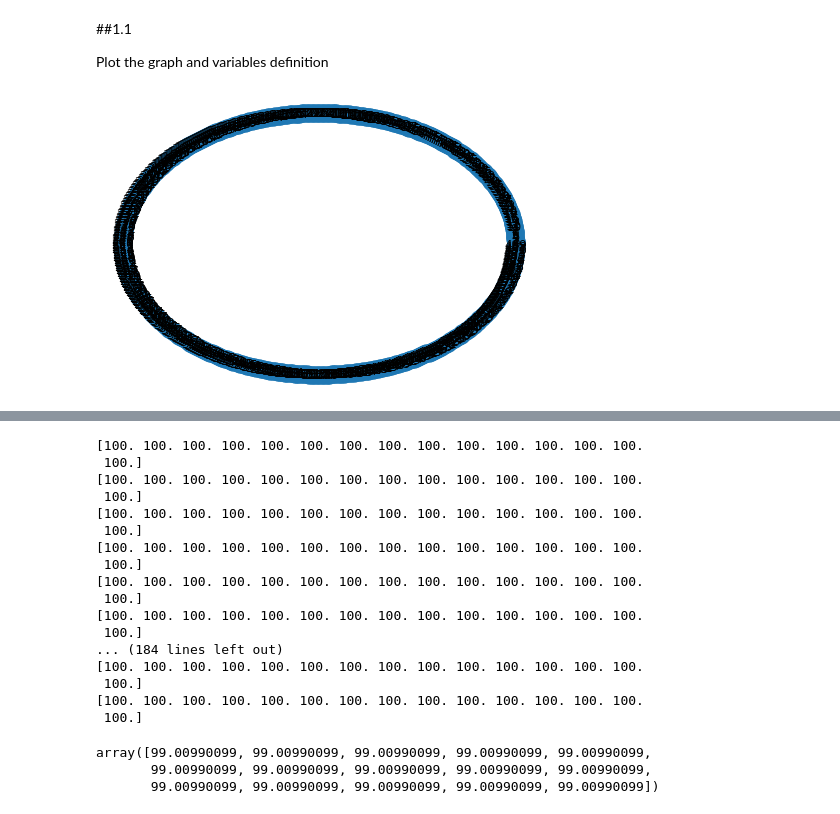
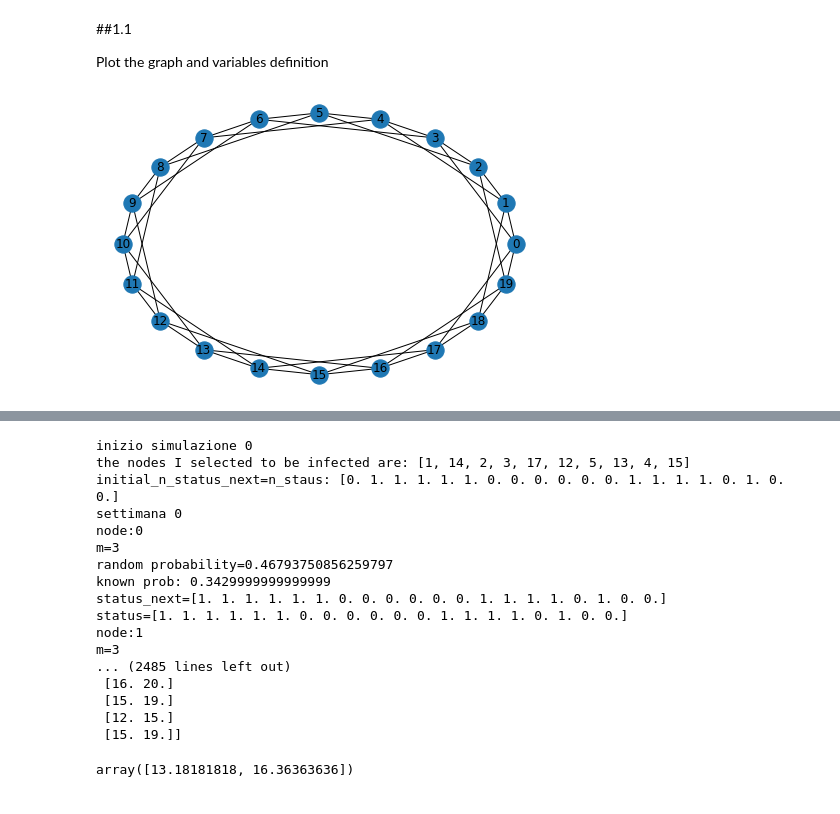
Before and after one commit to ele9996/NetworkDynamicsAndLearningLabs, a Jupyter notebook: HMW3.ipynb, the cells around one changed output, grey strips where cells are left out. Saved outputs shown, nothing was run; the diff lists cells and outputs as text; code cells hidden in the pictures.

```diff
--- a/HMW3.ipynb
+++ b/HMW3.ipynb
@@ -14,21 +14,21 @@ import random
 Plot the graph and variables definition
 # %%
 
-nodes=500
+nodes=20 #500
 k=4
 
 
 G = nx.Graph()
 nx.add_cycle(G, range(nodes))
 for n in range(nodes):
     other = n+3
     if other>=nodes:
         other-=nodes
     G.add_edge(other,n)
 
 nx.draw_circular(G, with_labels=True)
 # %% [output]
-[figure, old version]
+[figure, new version]
 # %% [markdown]
  ![Dataset Description](https://raw.githubusercontent.com/ele9996/NetworkDynamicsAndLearningLabs/main/SIR.JPG)
 # %%
@@ -72,7 +90,7 @@ def MySim(weeks, nodes,n_status,n_infected):
 #main loop
 
 for n in range(N):
-
+  print("inizio simulazione {}".format(n))
   #n status contains the status of each node
   #status are defined as {0:'S', 1:'I', 2:'R'}
   n_status=np.zeros(nodes)
@@ -83,38 +101,37 @@ for n in range(N):
 
   #I randomly search for 10 nodes which will start as infected
   random_index=random.sample(range(0,nodes-1),10)
+  print("the nodes I selected to be infected are: {}".format(random_index))
 
   for index in random_index:
     n_status[index]=1
 
-
   #I run the simulation
   n_infected=MySim(weeks,nodes,n_status,n_infected)
-  print(n_infected)
+  #print(n_infected)
   tot_inf=np.concatenate((tot_inf, [n_infected]), axis = 0)
 
+print("totale infettati per ogni settimana per simulazione:{}".format(tot_inf))
 
 avg_inf=np.average(tot_inf,axis=0)
 
 avg_inf
 # %% [output]
-[100. 100. 100. 100. 100. 100. 100. 100. 100. 100. 100. 100. 100. 100.
- 100.]
-[100. 100. 100. 100. 100. 100. 100. 100. 100. 100. 100. 100. 100. 100.
- 100.]
-[100. 100. 100. 100. 100. 100. 100. 100. 100. 100. 100. 100. 100. 100.
- 100.]
-[100. 100. 100. 100. 100. 100. 100. 100. 100. 100. 100. 100. 100. 100.
- 100.]
-[100. 100. 100. 100. 100. 100. 100. 100. 100. 100. 100. 100. 100. 100.
- 100.]
-[100. 100. 100. 100. 100. 100. 100. 100. 100. 100. 100. 100. 100. 100.
- 100.]
-... (184 lines left out)
-[100. 100. 100. 100. 100. 100. 100. 100. 100. 100. 100. 100. 100. 100.
- 100.]
-[100. 100. 100. 100. 100. 100. 100. 100. 100. 100. 100. 100. 100. 100.
- 100.]
+inizio simulazione 0
+the nodes I selected to be infected are: [1, 14, 2, 3, 17, 12, 5, 13, 4, 15]
+initial_n_status_next=n_staus: [0. 1. 1. 1. 1. 1. 0. 0. 0. 0. 0. 0. 1. 1. 1. 1. 0. 1. 0. 0.]
+settimana 0
+node:0
+m=3
+random probability=0.46793750856259797
+known prob: 0.3429999999999999
+status_next=[1. 1. 1. 1. 1. 1. 0. 0. 0. 0. 0. 0. 1. 1. 1. 1. 0. 1. 0. 0.]
+status=[1. 1. 1. 1. 1. 1. 0. 0. 0. 0. 0. 0. 1. 1. 1. 1. 0. 1. 0. 0.]
+node:1
+m=3
+... (2485 lines left out)
+ [16. 20.]
+ [15. 19.]
+ [12. 15.]
+ [15. 19.]]
-array([99.00990099, 99.00990099, 99.00990099, 99.00990099, 99.00990099,
-       99.00990099, 99.00990099, 99.00990099, 99.00990099, 99.00990099,
-       99.00990099, 99.00990099, 99.00990099, 99.00990099, 99.00990099])
+array([13.18181818, 16.36363636])
```
Also changed, not shown: parts of 2 cells of this notebook.
